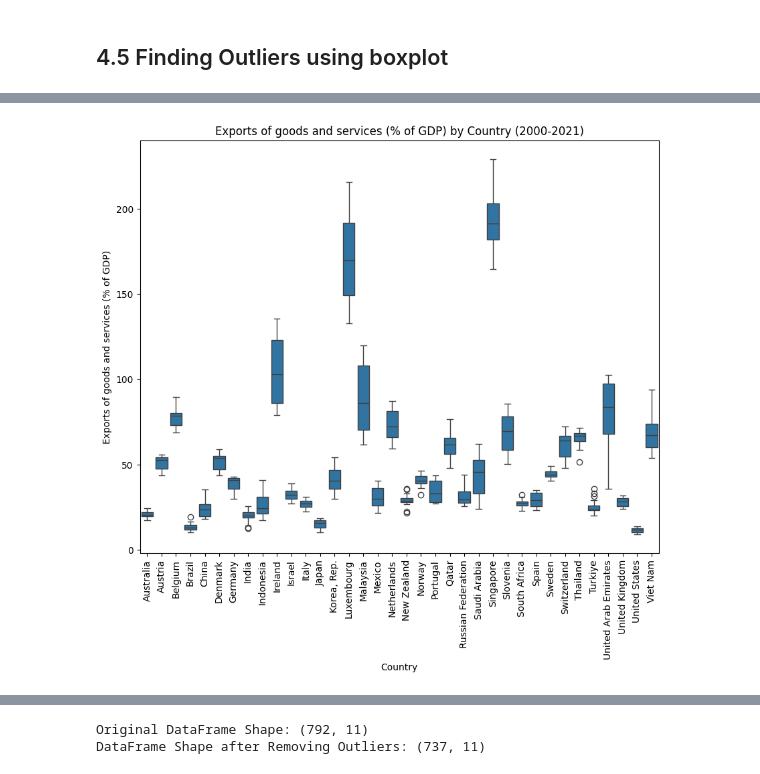
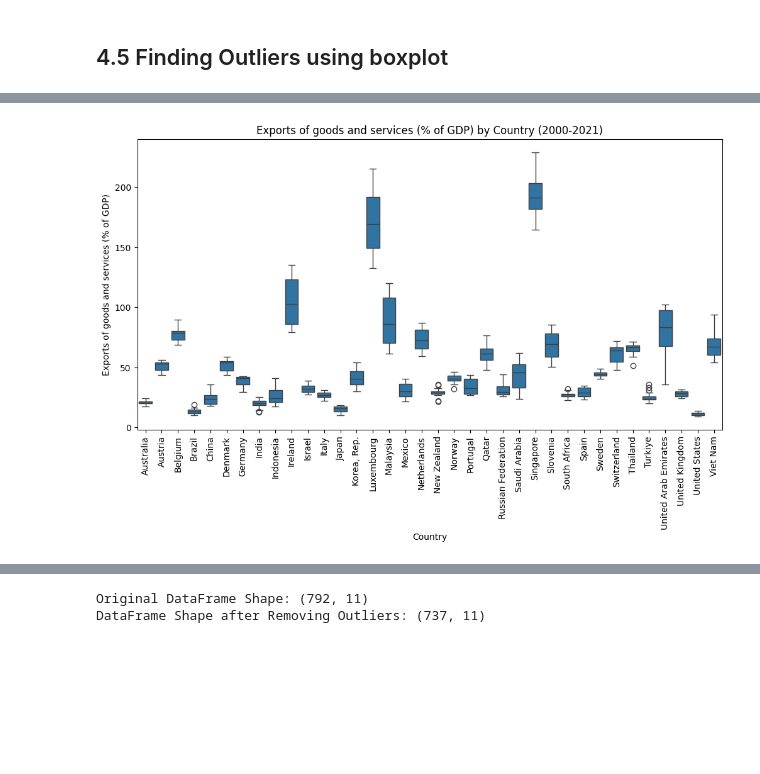
Before and after one commit to kumarbyes/udacity_nanodegree_datascience_course1, a Jupyter notebook: Project_Supervised_ML.ipynb, the cells around one changed output, grey strips where cells are left out. Saved outputs shown, nothing was run; the diff lists cells and outputs as text; code cells hidden in the pictures; blank space fills up the shorter version.

```diff
--- a/Project_Supervised_ML.ipynb
+++ b/Project_Supervised_ML.ipynb
@@ -569,0 +585,18 @@ plt.show()
+# %%
+def single_boxplot(plot_df,feature_name,title):
+    """
+    Creates a box plot for the passed feature against country
+
+    Parameters:
+    plot_df (pd.DataFrame): DataFrame containing the data
+    feature_name (str): name of the feature to be plotted on the y-axis
+    title (str): title for the plot
+
+    returns: nothing
+    """
+
+    plt.figure(figsize=(12,6))
+    sns.boxplot(data=plot_df, x="Country", y=feature_name)
+    plt.xticks(rotation=90)
+    plt.title(title)
+    plt.show()
@@ -570,10 +621,7 @@ plt.show()
 # %%
-plt.figure(figsize=(10,8))
-sns.boxplot(data=new_df, x="Country", y="Exports of goods and services (% of GDP)")
-plt.title("Exports of goods and services (% of GDP) by Country (2000-2021)")
-plt.xticks(rotation=90)
-plt.show()
+#Box plot for feature 'Exports of goods and services (% of GDP)'
+single_boxplot(new_df,"Exports of goods and services (% of GDP)","Exports of goods and services (% of GDP) by Country (2000-2021)")
 # %% [output]
-[figure, old version]
+[figure, new version]
 # %%
 def outlier_plot(plot_df,features):
```
Also changed, not shown: parts of 51 cells of this notebook, 2 other files.
